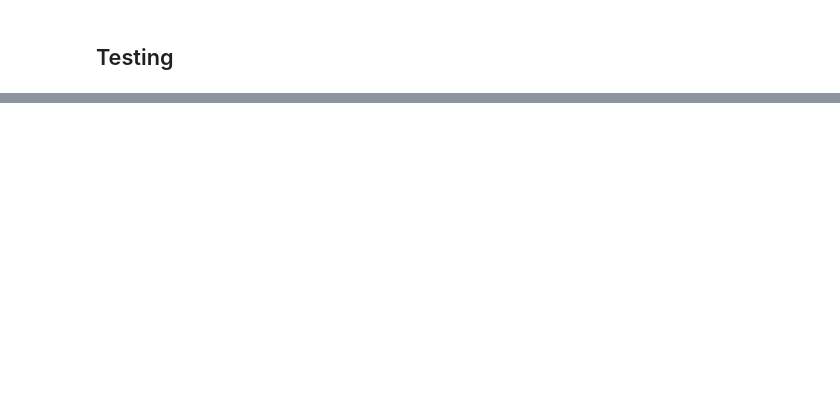
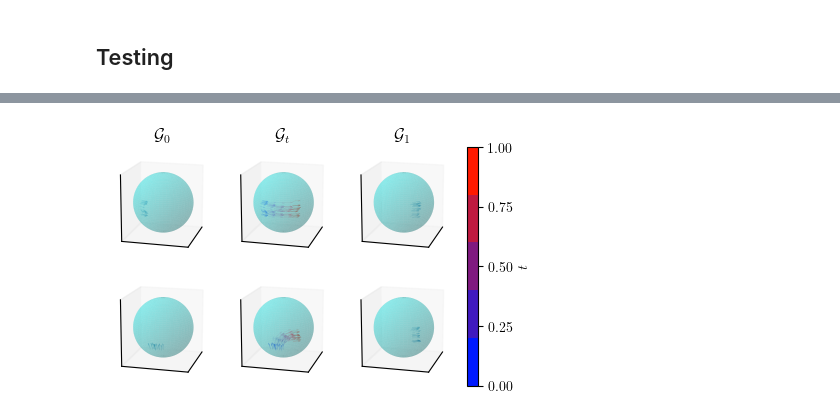
Before and after one commit to grace-go/FlowMatching, a Jupyter notebook: experiments/flow_matching_SO3.ipynb, the cells around one changed output, grey strips where cells are left out. Drawn from its saved outputs; the diff is of its cells as text; code cells hidden in the pictures; blank space fills up the shorter version.

```diff
--- a/experiments/flow_matching_SO3.ipynb
+++ b/experiments/flow_matching_SO3.ipynb
@@ -362,54 +369,64 @@ for i in range(N_models):
     ax.append([])
     for j in range(3):
         a = fig.add_subplot(gs[i, j], projection="3d")
-        ax.set_xlim([-1.1, 1.1])
-        ax.set_xticks([])
-        ax.set_ylim([-1.1, 1.1])
-        ax.set_yticks([])
-        ax.set_zlim([-1.1, 1.1])
-        ax.set_zticks([])
-        ax.set_aspect("equal")
+        a.view_init(elev=15, azim=15)
+        a.plot_surface(x, y, z, color='cyan', alpha=0.25, edgecolor=None)
+
+        a.set_xlim([-1.1, 1.1])
+        a.set_xticks([])
+        a.set_ylim([-1.1, 1.1])
+        a.set_yticks([])
+        a.set_zlim([-1.1, 1.1])
+        a.set_zticks([])
+        a.set_aspect("equal")
         ax[i].append(a)
 
 ax[0][0].set_title(r"$\mathcal{G}_0$")
 ax[0][1].set_title(r"$\mathcal{G}_t$")
 ax[0][2].set_title(r"$\mathcal{G}_1$")
 Δc = 1 / (N_show - 1)
 colors = [(j * Δc, 0.1, 1 - j * Δc) for j in range(N_show)]
 cmap = mcolors.ListedColormap(colors)
 for i, test in enumerate(tests):
     k = 0
 
+    q_0s = R_0s_test[test][:N_samples] @ q_ref
+    q_1s = R_1s_test[test][:N_samples] @ q_ref
+
     ax[i][0].quiver(
-        g_0s_test[test][:N_samples, 0], g_0s_test[test][:N_samples, 1],
-        torch.cos(g_0s_test[test][:N_samples, 2]), torch.sin(g_0s_test[test][:N_samples, 2]),
-        width=0.01
+        r*q_0s[:, 0, 0], r*q_0s[:, 1, 0], r*q_0s[:, 2, 0],
+        q_0s[:, 0, 1], q_0s[:, 1, 1], q_0s[:, 2, 1],
+        length=0.25, linewidths=0.05
     )
     ax[i][2].quiver(
-        g_1s_test[test][:N_samples, 0], g_1s_test[test][:N_samples, 1],
-        torch.cos(g_1s_test[test][:N_samples, 2]), torch.sin(g_1s_test[test][:N_samples, 2]),
-        width=0.01
+        r*q_1s[:, 0, 0], r*q_1s[:, 1, 0], r*q_1s[:, 2, 0],
+        q_1s[:, 0, 1], q_1s[:, 1, 1], q_1s[:, 2, 1],
+        length=0.25, linewidths=0.05
     )
 
     alpha = 1
     N_samples_shown = N_samples
     for j in range(N_steps+1):
         t = j * Δt
         if j == N_steps:
             alpha = 1
             N_samples_shown = N_samples
         with torch.no_grad():
-            g_ts_test[test] = models_FM[test].step(g_ts_test[test], torch.Tensor([t]), torch.Tensor([Δt]))
+            R_ts_test[test] = models_FM[test].step(R_ts_test[test], torch.Tensor([t]), torch.Tensor([Δt]))
 
         if j % N_skip == 0:
-            g_ts_test_plot = g_ts_test[test].to("cpu")
+            R_ts_test_plot = R_ts_test[test].to("cpu")
+            q_ts = R_ts_test_plot[:N_samples] @ q_ref
+
             im = ax[i][1].quiver(
-                g_ts_test_plot[:N_samples_shown, 0], g_ts_test_plot[:N_samples_shown, 1],
-                torch.cos(g_ts_test_plot[:N_samples_shown, 2]), torch.sin(g_ts_test_plot[:N_samples_shown, 2]),
-                color=colors[k], width=0.01, alpha=alpha
+                r*q_ts[:, 0, 0], r*q_ts[:, 1, 0], r*q_ts[:, 2, 0],
+                q_ts[:, 0, 1], q_ts[:, 1, 1], q_ts[:, 2, 1],
+                color=colors[k], length=0.25, linewidths=0.05, alpha=alpha
             )
             k += 1
         alpha = 0.5
         N_samples_shown = N_samples // 2
 fig.colorbar(ScalarMappable(cmap=cmap), cax=cax, ticks=np.linspace(0, 1, N_show), label="$t$");
-fig.savefig(f"output/interpolation_SE2.pdf", bbox_inches="tight")
+fig.savefig(f"output/interpolation_SO3.pdf", bbox_inches="tight")
+# %% [output]
+[figure, added]
```
Also changed, not shown: parts of 3 cells of this notebook, 1 other file.
